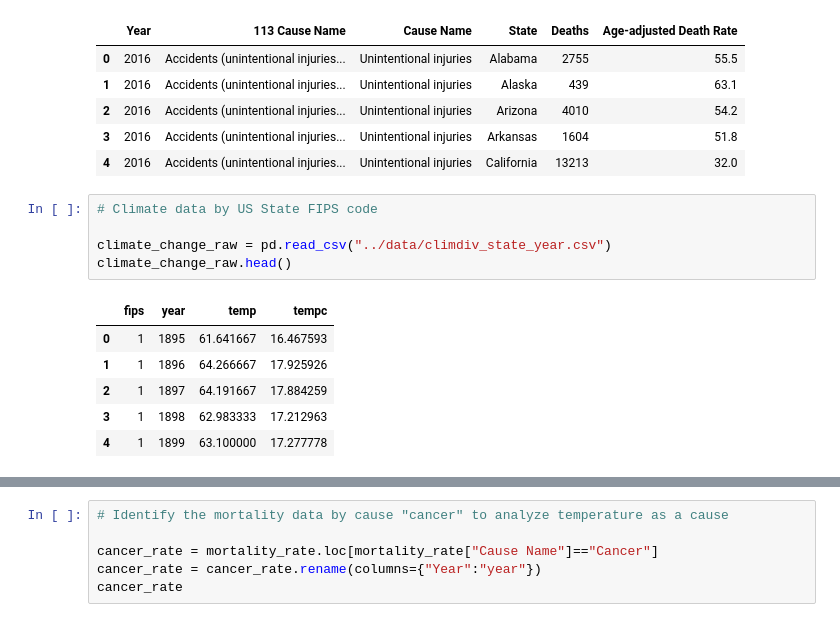
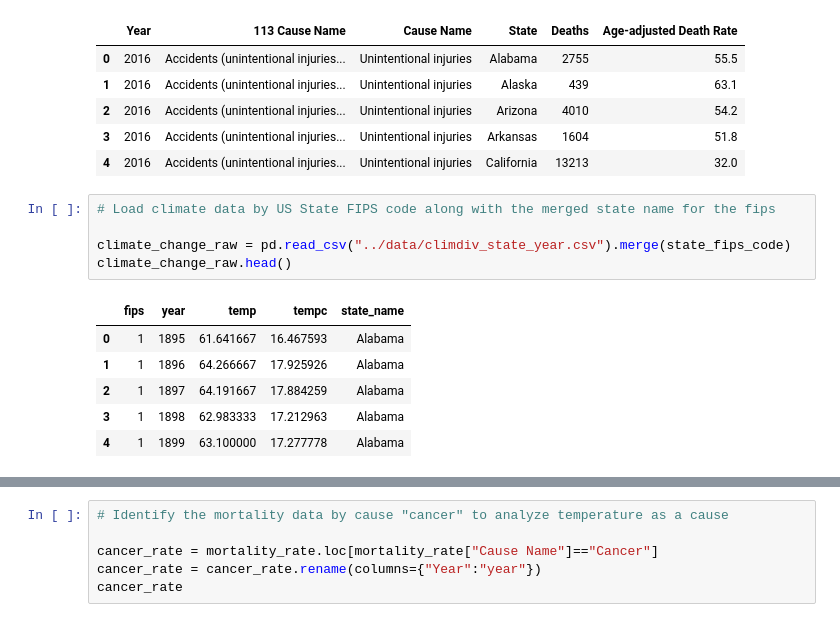
Before and after one commit to skesamsetty/Analysis-on-Mortality-Rate-with-Cause-a-as-Cancer-due-to-Climate-Changes, a Jupyter notebook: notebooks/data_analyzer.ipynb, the cells around one changed output, grey strips where cells are left out. Cells and saved outputs as stored; diff of their text form.

```diff
--- a/notebooks/data_analyzer.ipynb
+++ b/notebooks/data_analyzer.ipynb
@@ -57,14 +57,14 @@ mortality_rate.head()
 | 3 | 2016 | Accidents (unintentional injuries... | Unintentional injuries | Arkansas | 1604 | 51.8 |
 | 4 | 2016 | Accidents (unintentional injuries... | Unintentional injuries | California | 13213 | 32.0 |
 # %%
-# Climate data by US State FIPS code
+# Load climate data by US State FIPS code along with the merged state name for the fips
 
-climate_change_raw = pd.read_csv("../data/climdiv_state_year.csv")
+climate_change_raw = pd.read_csv("../data/climdiv_state_year.csv").merge(state_fips_code)
 climate_change_raw.head()
 # %% [output]
-|  | fips | year | temp | tempc |
-| 0 | 1 | 1895 | 61.641667 | 16.467593 |
-| 1 | 1 | 1896 | 64.266667 | 17.925926 |
-| 2 | 1 | 1897 | 64.191667 | 17.884259 |
-| 3 | 1 | 1898 | 62.983333 | 17.212963 |
-| 4 | 1 | 1899 | 63.100000 | 17.277778 |
+|  | fips | year | temp | tempc | state_name |
+| 0 | 1 | 1895 | 61.641667 | 16.467593 | Alabama |
+| 1 | 1 | 1896 | 64.266667 | 17.925926 | Alabama |
+| 2 | 1 | 1897 | 64.191667 | 17.884259 | Alabama |
+| 3 | 1 | 1898 | 62.983333 | 17.212963 | Alabama |
+| 4 | 1 | 1899 | 63.100000 | 17.277778 | Alabama |
```
Also changed, not shown: parts of 4 cells of this notebook.
